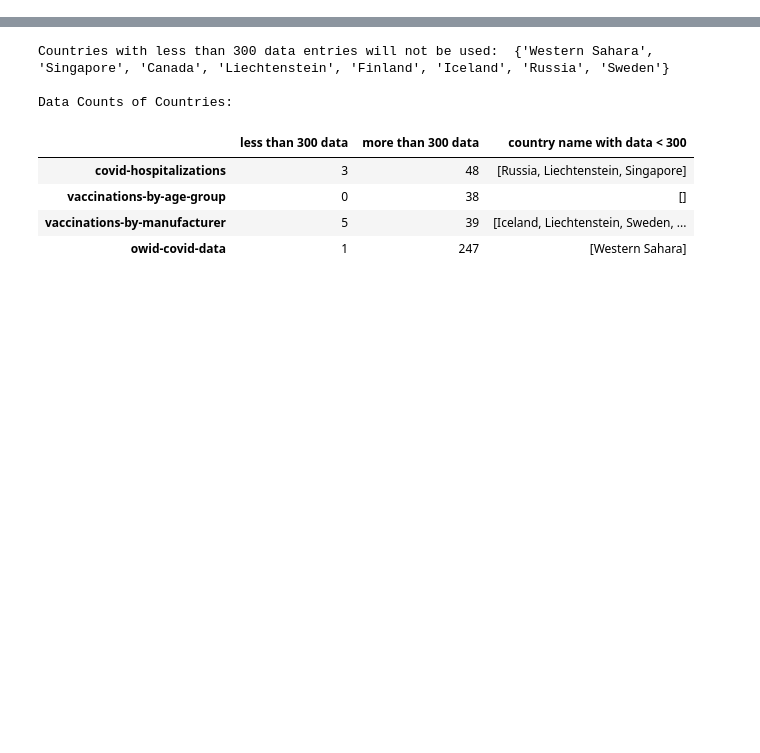
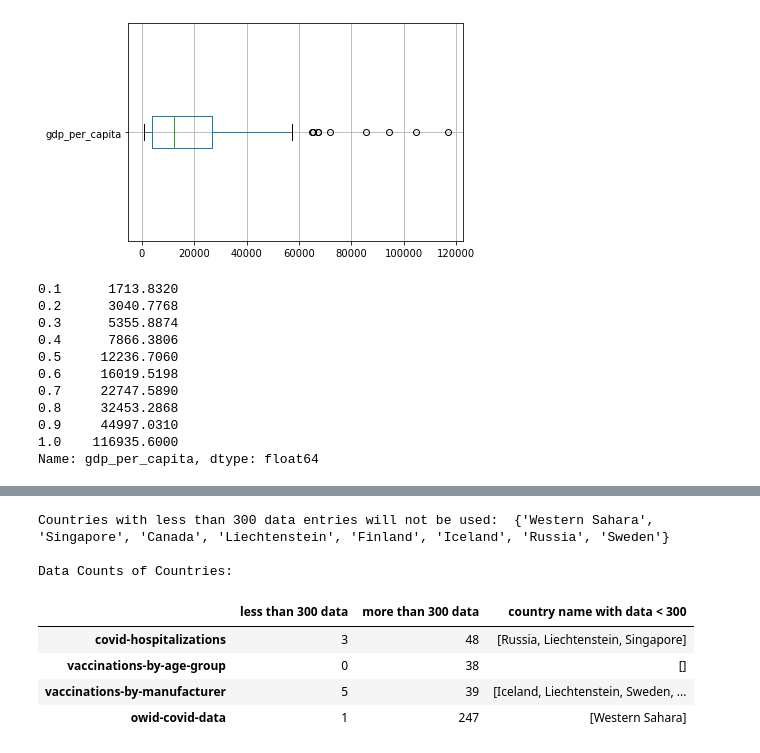
Before and after one commit to Yung-Hsin-Chen/Causalities-of-Covid-Pandemics, a Jupyter notebook: final_project/src/visualization/visualize_EDA.ipynb, the cells around one changed output, grey strips where cells are left out. Drawn from its saved outputs; the diff is of its cells as text; code cells hidden in the pictures; blank space fills up the shorter version.

```diff
--- a/final_project/src/visualization/visualize_EDA.ipynb
+++ b/final_project/src/visualization/visualize_EDA.ipynb
@@ -8,0 +53,21 @@ covid_df = pd.read_hdf("../../data/external/owid-covid-data.h5")
+# %%
+# 4. GDP per capita.
+# We use the same methods as in 2.
+df1 = df.loc[df["gdp_per_capita"] > 0]
+df1.boxplot('gdp_per_capita', vert=False)
+plt.show()
+
+print(df1['gdp_per_capita'].quantile([0.1,0.2,0.3,0.4,0.5,0.6,0.7,0.8,0.9,1]))
+# %% [output]
+[figure, added]
+0.1      1713.8320
+0.2      3040.7768
+0.3      5355.8874
+0.4      7866.3806
+0.5     12236.7060
+0.6     16019.5198
+0.7     22747.5890
+0.8     32453.2868
+0.9     44997.0310
+1.0    116935.6000
+Name: gdp_per_capita, dtype: float64
```
Also changed, not shown: parts of 6 cells of this notebook.
